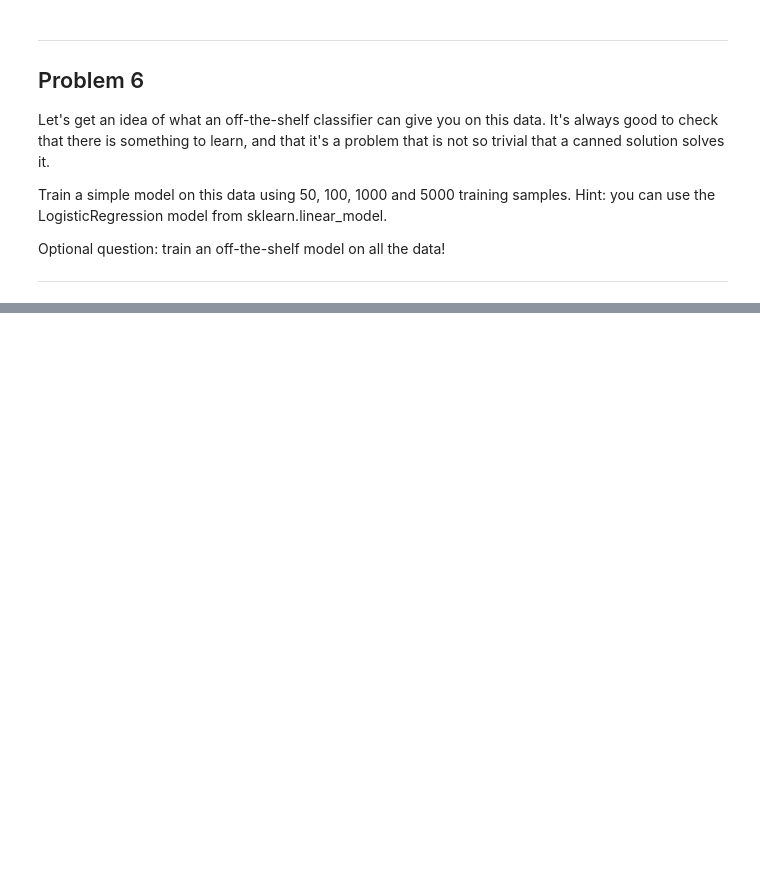
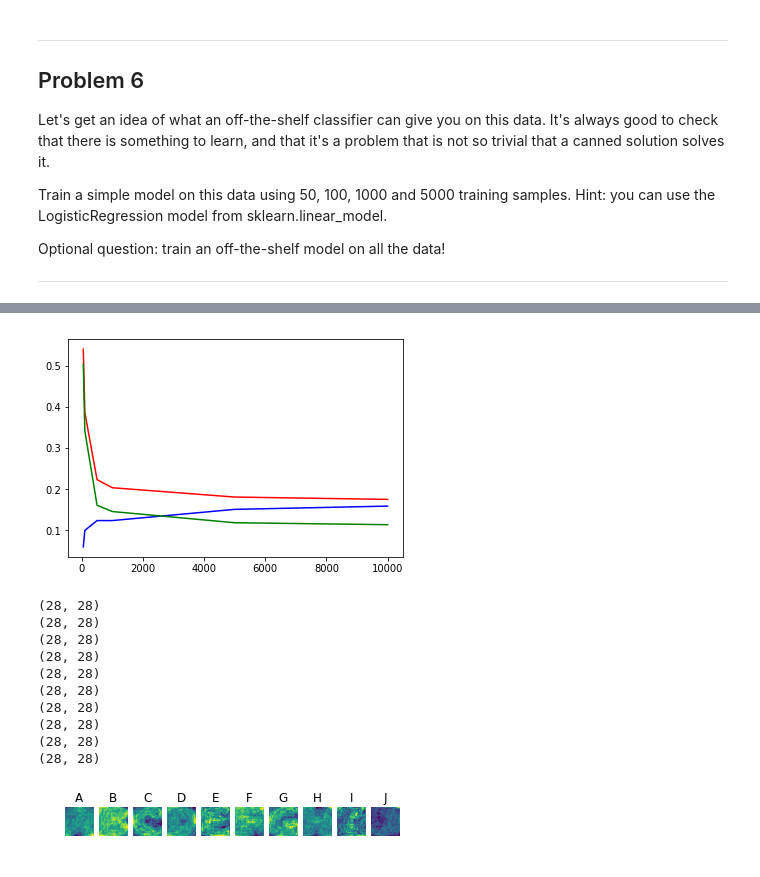
Before and after one commit to runnphoenix/DLAssignments, a Jupyter notebook: 1_notmnist.ipynb, the cells around one changed output, grey strips where cells are left out. Drawn from its saved outputs; the diff is of its cells as text; code cells hidden in the pictures; blank space fills up the shorter version.

```diff
--- a/1_notmnist.ipynb
+++ b/1_notmnist.ipynb
@@ -347,7 +355,6 @@ except Exception as e:
   print('Unable to save data to', pickle_file, ':', e)
   raise
 # %%
-pickle_file = 'notMNIST.pickle'
 statinfo = os.stat(pickle_file)
 print('Compressed pickle size:', statinfo.st_size)
 # %% [output]
@@ -429,0 +411,53 @@ with open(pickle_file, 'rb') as f:
+# %%
+with open(pickle_file, 'rb') as f:
+
+    dataSets = pickle.load(f)
+    trainDataset = dataSets['train_dataset']
+    trainLabels  = dataSets['train_labels']
+    validDataset = dataSets['valid_dataset']
+    validLabels  = dataSets['valid_labels']
+    testDataset  = dataSets['test_dataset']
+    testLabels   = dataSets['test_labels']
+
+
+    # Learning curve
+    trainSet_count = [50, 100, 500, 1000, 5000, 10000]
+    train_scores = []
+    valid_scores = []
+    test_scores = []
+
+    for train_count in trainSet_count:
+
+        (samples, width, height) = trainDataset.shape
+        train_data = np.reshape(trainDataset,(samples,width*height))[0:train_count]
+
+        logisticR = LogisticRegression(C=0.01, multi_class='multinomial', solver='lbfgs',
+                                       random_state=42, verbose=1, max_iter=1000)
+        #logisticR = LogisticRegression()
+        logisticR.fit(train_data,trainLabels[0:train_count])
+
+        train_scores.append(1 - logisticR.score(train_data,trainLabels[0:train_count]))
+
+        (samples, width, height) = validDataset.shape
+        valid_data = np.reshape(validDataset,(samples,width*height))[0:10000]
+        valid_scores.append(1 - logisticR.score(valid_data,validLabels[0:10000]))
+
+        (samples, width, height) = testDataset.shape
+        test_data = np.reshape(testDataset,(samples,width*height))[0:10000]
+        test_scores.append(1 - logisticR.score(test_data,testLabels[0:10000]))
+
+    plt.plot(trainSet_count, train_scores, 'b', label='Training error')
+    plt.plot(trainSet_count, valid_scores, 'r', label='validation error')
+    plt.plot(trainSet_count, test_scores, 'g', label='test error')
+    plt.show()
+
+    fig = plt.figure()
+    classes = 'ABCDEFGHIJ'
+    for i in range(10):
+        filter = logisticR.coef_.reshape(10, width, height)[i]
+        a = fig.add_subplot(1, 10, (i+1))
+        a.set_title(list(classes)[i])
+        plt.imshow(filter)
+        plt.axis('off')
+    plt.show()
+# %% [output]
@@ -429,0 +470,12 @@ with open(pickle_file, 'rb') as f:
+[figure, added]
+(28, 28)
+(28, 28)
+(28, 28)
+(28, 28)
+(28, 28)
+(28, 28)
+(28, 28)
+(28, 28)
+(28, 28)
+(28, 28)
+[figure, added]
```
Also changed, not shown: parts of 10 cells of this notebook, 5 other files.
